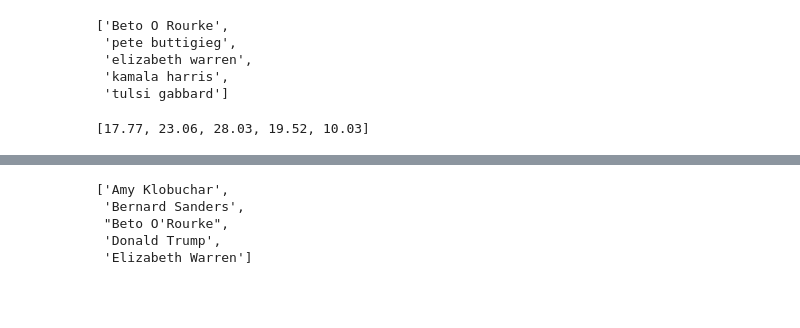
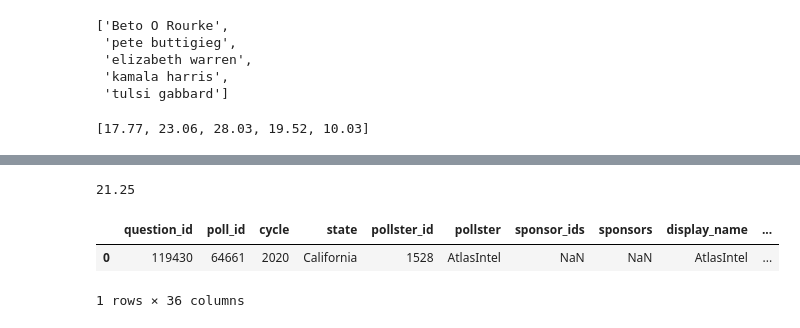
Before and after one commit to gburaglia/VizWizRepo, a Jupyter notebook: Untitled.ipynb, the cells around one changed output, grey strips where cells are left out. Drawn from its saved outputs; the diff is of its cells as text; code cells hidden in the pictures; blank space fills up the shorter version.

```diff
--- a/Untitled.ipynb
+++ b/Untitled.ipynb
@@ -158,3 +158,5 @@ def build_polls(polls_df,start_date, end_date):
 
 
     return polls_max_filtered_df,polls_regrouped_df
+# %%
+polls_df = pd.read_csv('data/PresidentialPrimaryPolls.csv', index_col=False)
@@ -161,3 +198,7 @@ def build_polls(polls_df,start_date, end_date):
+# %%
+test['Vote Share'][1]
+# %% [output]
+21.25
 # %%
 names_list = []
 polls_max_filtered_df, polls_orgvotes_df = build_polls(polls_df,start_date,end_date)
@@ -177,14 +218,12 @@ for c in range(1,6):
         names_list.append(polls_count_df.index[c-1])
     except:
         names_list.append('')
-# %%
-names_list
-# %% [output]
-['Amy Klobuchar',
- 'Bernard Sanders',
- "Beto O'Rourke",
- 'Donald Trump',
- 'Elizabeth Warren']
+# %%
+polls_df[polls_df.party == 'DEM'].head(1)
+# %% [output]
+|  | question_id | poll_id | cycle | state | pollster_id | pollster | sponsor_ids | sponsors | display_name | ... |
+| 0 | 119430 | 64661 | 2020 | California | 1528 | AtlasIntel | NaN | NaN | AtlasIntel | ... |
+1 rows × 36 columns
 # %%
 def get_states():
 	state_abbreviations={
```
Also changed, not shown: parts of 2 cells of this notebook, 2 other files.
